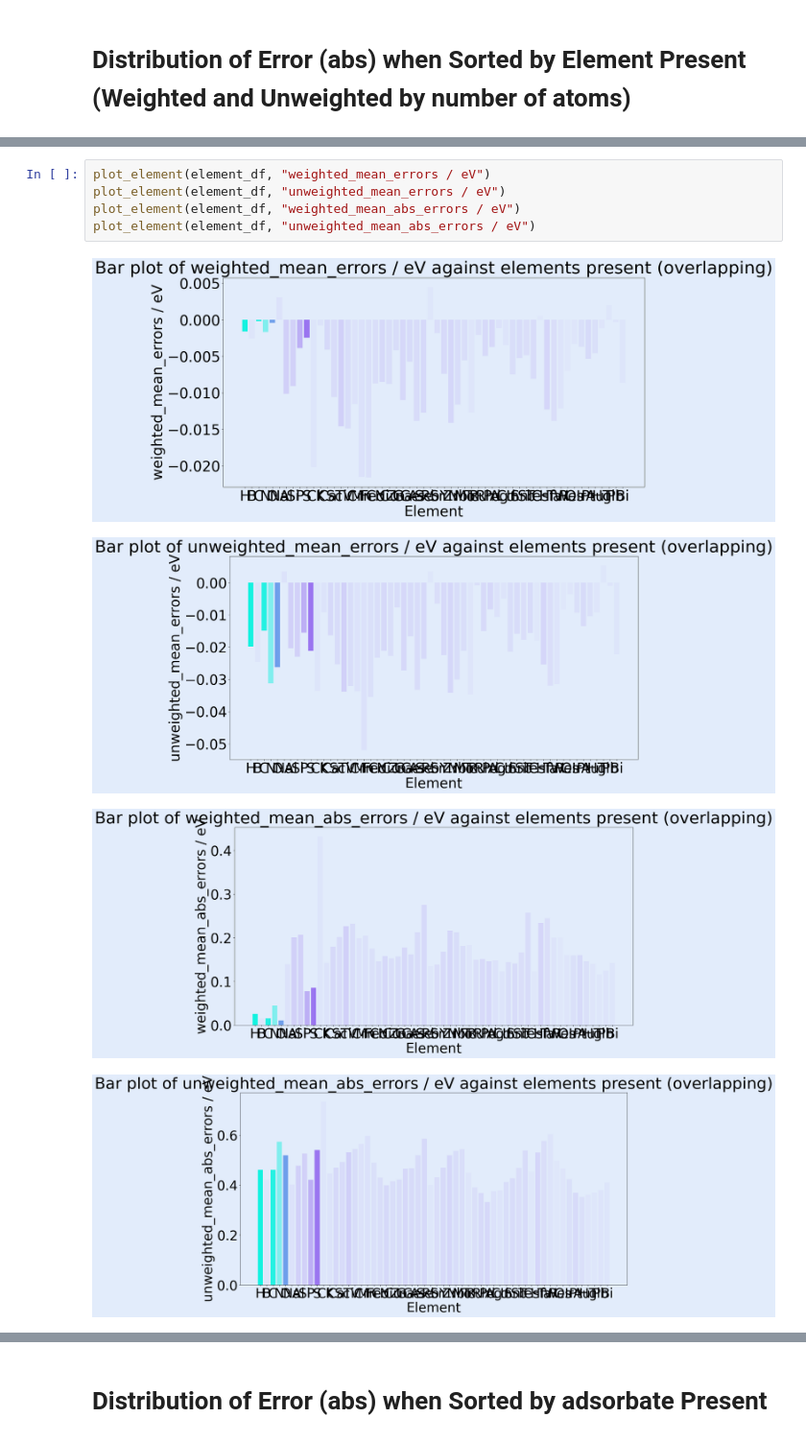
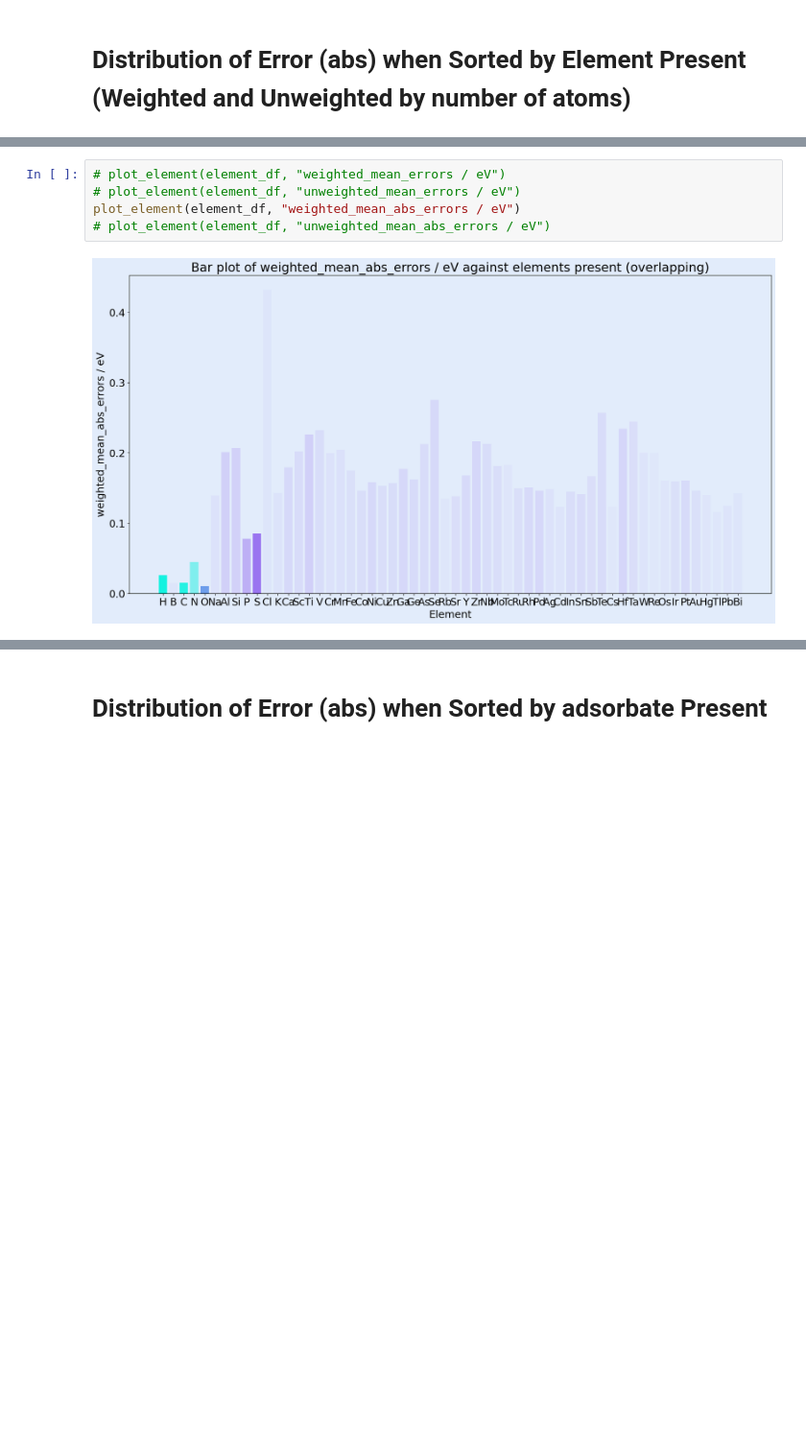
Before and after one commit to kimolijones/A-Star-is-born, a Jupyter notebook: main.ipynb, the cells around one changed output, grey strips where cells are left out. Shown at 96% size. Cells and saved outputs as stored; diff of their text form; blank space fills up the shorter version.

```diff
--- a/main.ipynb
+++ b/main.ipynb
@@ -322,12 +384,9 @@ display(element_df,clear=True)
 | 54 | Pb | 11158 | -0.000924 | 0.379332 | -0.000296 | ... |
 | 55 | Bi | 9903 | -0.022310 | 0.409916 | -0.008624 | ... |
 # %%
-plot_element(element_df, "weighted_mean_errors / eV")
-plot_element(element_df, "unweighted_mean_errors / eV")
+# plot_element(element_df, "weighted_mean_errors / eV")
+# plot_element(element_df, "unweighted_mean_errors / eV")
 plot_element(element_df, "weighted_mean_abs_errors / eV")
-plot_element(element_df, "unweighted_mean_abs_errors / eV")
+# plot_element(element_df, "unweighted_mean_abs_errors / eV")
 # %% [output]
-[figure, old version]
+[figure, new version]
-[figure, removed]
-[figure, removed]
-[figure, removed]
```
Also changed, not shown: parts of 14 cells of this notebook.
